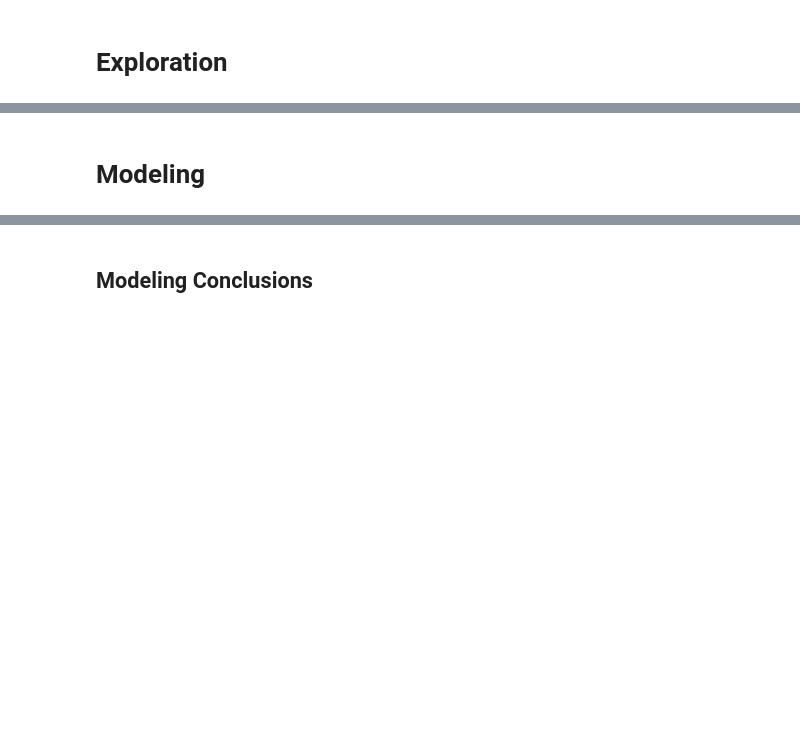
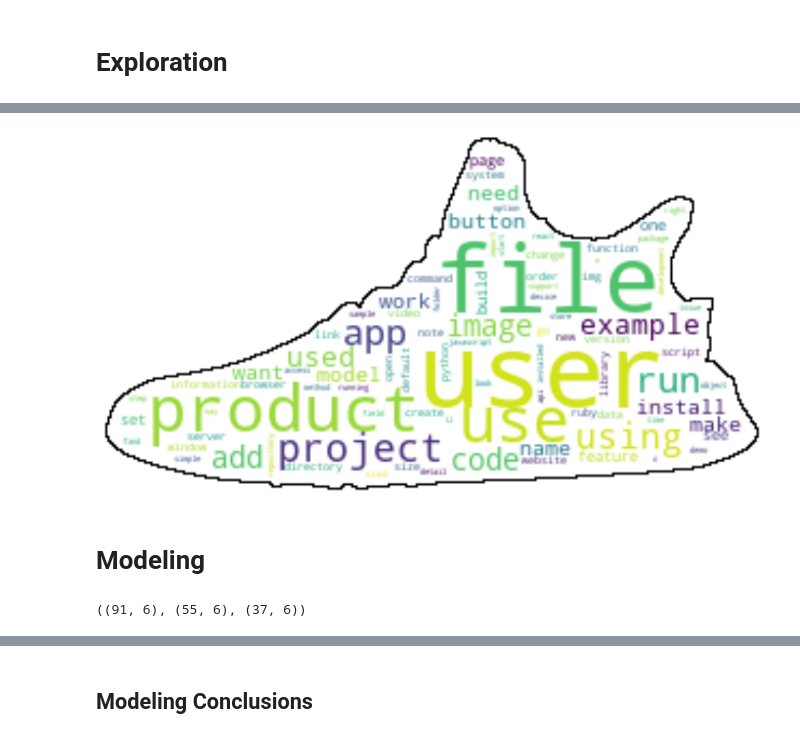
Before and after one commit to nlp-group-project/github-readme-languages, a Jupyter notebook: final_notebook.ipynb, the cells around one changed output, grey strips where cells are left out. Saved outputs shown, nothing was run; the diff lists cells and outputs as text; code cells hidden in the pictures; blank space fills up the shorter version.

```diff
--- a/final_notebook.ipynb
+++ b/final_notebook.ipynb
@@ -139,7 +153,14 @@ df.head()
+# %%
+ex.shoe_cloud(all_words)
+# %% [output]
+[figure, added]
 # %% [markdown]
 # Modeling
 # %%
-train, validate, test = split_train_test(df)
+# splitting the data into train validate and test datasets
+train, validate, test = ex.split_train_test(df, 'language')
 
 train.shape, validate.shape, test.shape
+# %% [output]
+((91, 6), (55, 6), (37, 6))
 # %%
```
Also changed, not shown: parts of 17 cells of this notebook, 3 other files.
